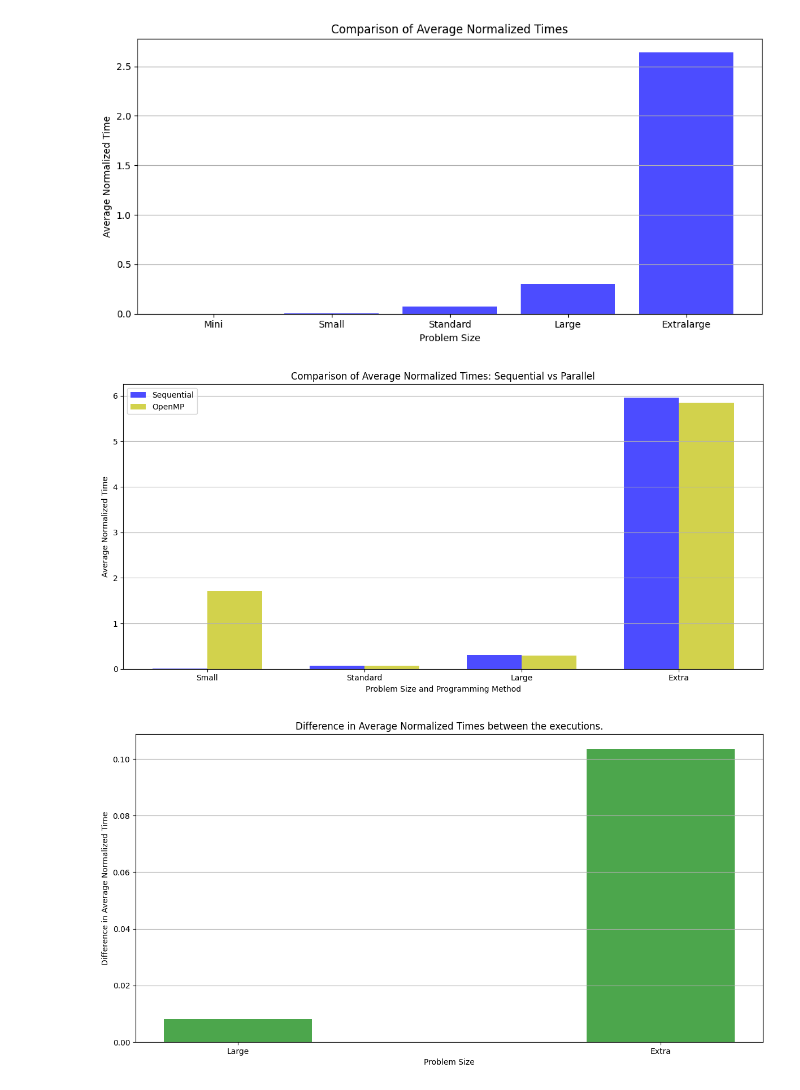
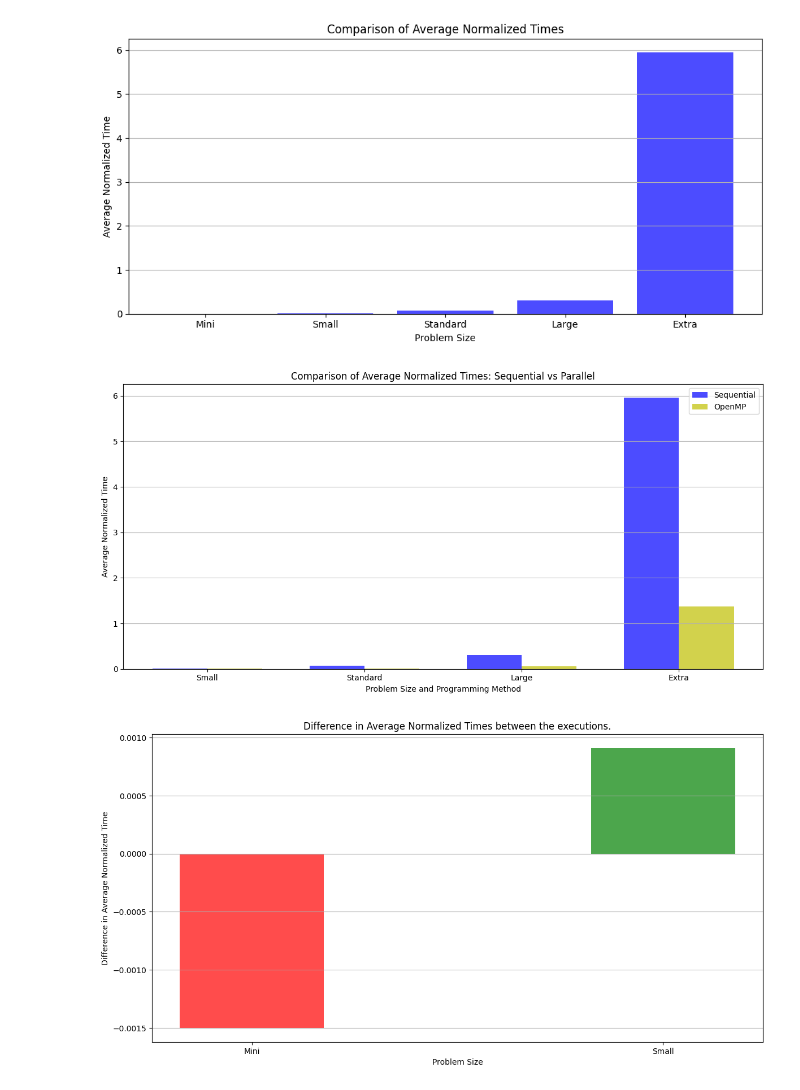
Before and after one commit to fabiobove-dr/HPC-jacobi-2d-imper, a Jupyter notebook: report/benchmarking_analysis.ipynb, the cells around one changed output. Drawn from its saved outputs; the diff is of its cells as text; code cells hidden in the pictures.

```diff
--- a/report/benchmarking_analysis.ipynb
+++ b/report/benchmarking_analysis.ipynb
@@ -70,7 +70,7 @@ files = [
     f"./{type_run}/small_{type_run}.json",
     f"./{type_run}/standard_{type_run}.json",
     f"./{type_run}/large_{type_run}.json",
-    f"./{type_run}/extralarge_{type_run}.json"
+    f"./{type_run}/extra_large_{type_run}.json"
 ]
 
 # Extract averages and filenames
@@ -94,7 +94,7 @@ plt.grid(True, axis='y')
 plt.tight_layout()
 plt.show()
 # %% [output]
-[figure, old version]
+[figure, new version]
 # %%
 # Function to load data and calculate average
 def load_data_and_calculate_avg(filename):
@@ -167,7 +167,7 @@ plt.tight_layout()
 # Show the plot
 plt.show()
 # %% [output]
-[figure, old version]
+[figure, new version]
 # %%
 import json
 import numpy as np
@@ -189,14 +189,14 @@ def load_data_and_calculate_avg(filename):
 
 # List 1 of files (e.g. sequential)
 files_list_1 = [
-    "./sequential/large_sequential.json",
-    "./sequential/extra_large_sequential.json"
+    "./sequential/mini_sequential.json",
+    "./sequential/small_sequential.json",
 ]
 
 # List 2 of files (e.g openmp)
 files_list_2 = [
-    "./openmp/large_openmp.json",
-    "./openmp/extra_large_openmp.json"
+    "./openmp/mini_openmp.json",
+    "./openmp/small_openmp.json",
 ]
 
 # Ensure both lists have the same number of files
@@ -212,31 +212,31 @@ for file in files_list_1:
 averages_2 = []
 sizes = []
 for file in files_list_2:
     avg = load_data_and_calculate_avg(file)
     averages_2.append(avg)
     sizes.append(os.path.basename(file).split('.')[0].split('_')[0].capitalize())
 
 # Calculate the difference between the two sets of averages (positive and negative)
 differences = np.array(averages_1) - np.array(averages_2)
 
 # Create the plot with bars for both lists (one in blue, the other in yellow)
 x = np.arange(len(files_list_1))  # Set the x position for the bars
 width = 0.35  # Bar width
 
 plt.figure(figsize=(12, 12))
 
 # Plot for the differences between the two sets (positive and negative)
 plt.subplot(2, 1, 2)  # Create the second subplot for the difference
 # Color differences: red for negative, green for positive
 colors = ['r' if diff < 0 else 'g' for diff in differences]
 plt.bar(x, differences, width, color=colors, alpha=0.7, label='Difference')
 plt.xlabel("Problem Size")
 plt.ylabel("Difference in Average Normalized Time")
 plt.title("Difference in Average Normalized Times between the executions.")
 plt.xticks(x, sizes)
 plt.grid(True, axis='y')
 
 plt.tight_layout()
 plt.show()
 # %% [output]
-[figure, old version]
+[figure, new version]
```
Also changed, not shown: parts of 1 cell of this notebook.
